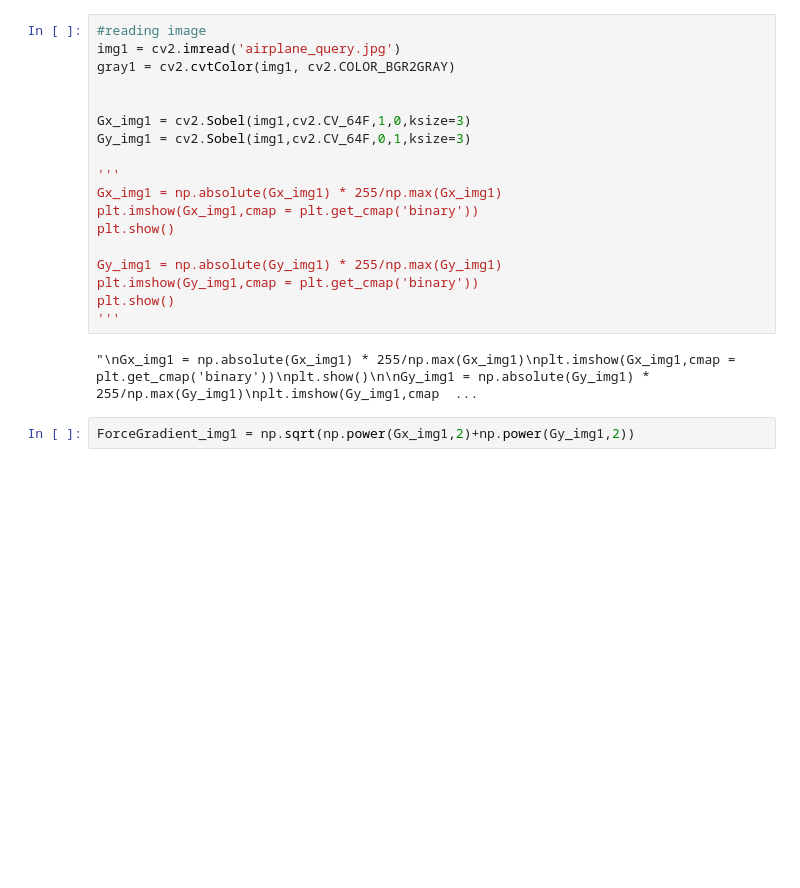
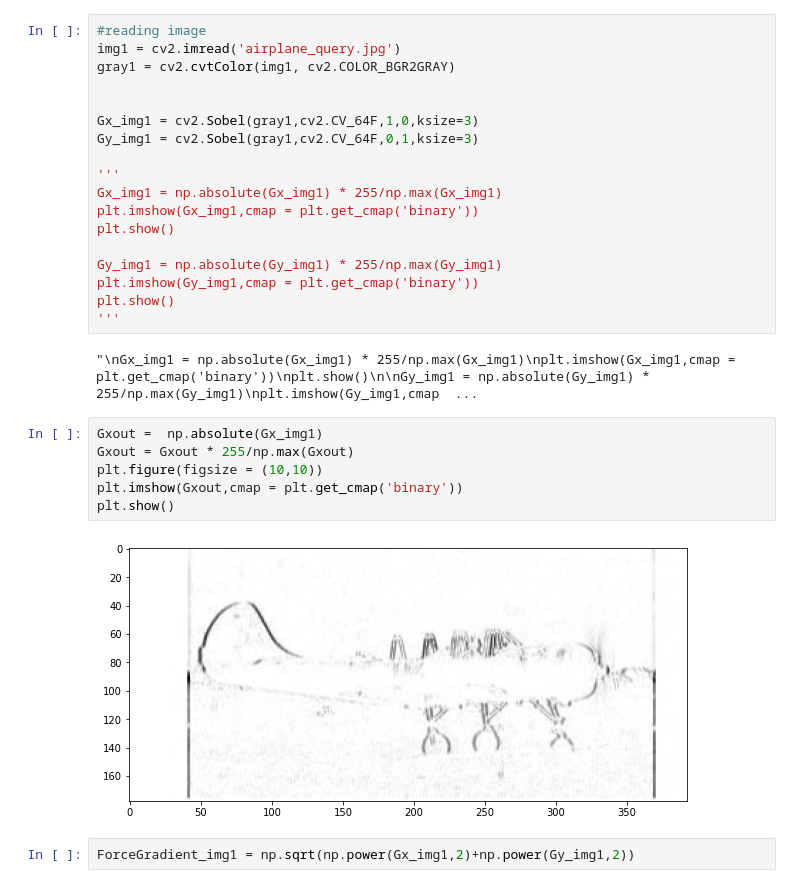
Before and after one commit to GuillaumeGirouard/INF6804, a Jupyter notebook: TP1_INF6804.ipynb, the cells around one changed output. Saved outputs shown, nothing was run; the diff lists cells and outputs as text; blank space fills up the shorter version.

```diff
--- a/TP1_INF6804.ipynb
+++ b/TP1_INF6804.ipynb
@@ -11,8 +30,8 @@ img1 = cv2.imread('airplane_query.jpg')
 gray1 = cv2.cvtColor(img1, cv2.COLOR_BGR2GRAY)
 
 
-Gx_img1 = cv2.Sobel(img1,cv2.CV_64F,1,0,ksize=3)
-Gy_img1 = cv2.Sobel(img1,cv2.CV_64F,0,1,ksize=3)
+Gx_img1 = cv2.Sobel(gray1,cv2.CV_64F,1,0,ksize=3)
+Gy_img1 = cv2.Sobel(gray1,cv2.CV_64F,0,1,ksize=3)
 
 '''
 Gx_img1 = np.absolute(Gx_img1) * 255/np.max(Gx_img1)
@@ -25,6 +44,14 @@ plt.show()
 '''
 # %% [output]
 "\nGx_img1 = np.absolute(Gx_img1) * 255/np.max(Gx_img1)\nplt.imshow(Gx_img1,cmap = plt.get_cmap('binary'))\nplt.show()\n\nGy_img1 = np.absolute(Gy_img1) * 255/np.max(Gy_img1)\nplt.imshow(Gy_img1,cmap  ...
+# %%
+Gxout =  np.absolute(Gx_img1)
+Gxout = Gxout * 255/np.max(Gxout)
+plt.figure(figsize = (10,10))
+plt.imshow(Gxout,cmap = plt.get_cmap('binary'))
+plt.show()
+# %% [output]
+[figure, added]
 # %%
 ForceGradient_img1 = np.sqrt(np.power(Gx_img1,2)+np.power(Gy_img1,2))
 # %%
```
Also changed, not shown: parts of 30 cells of this notebook.
